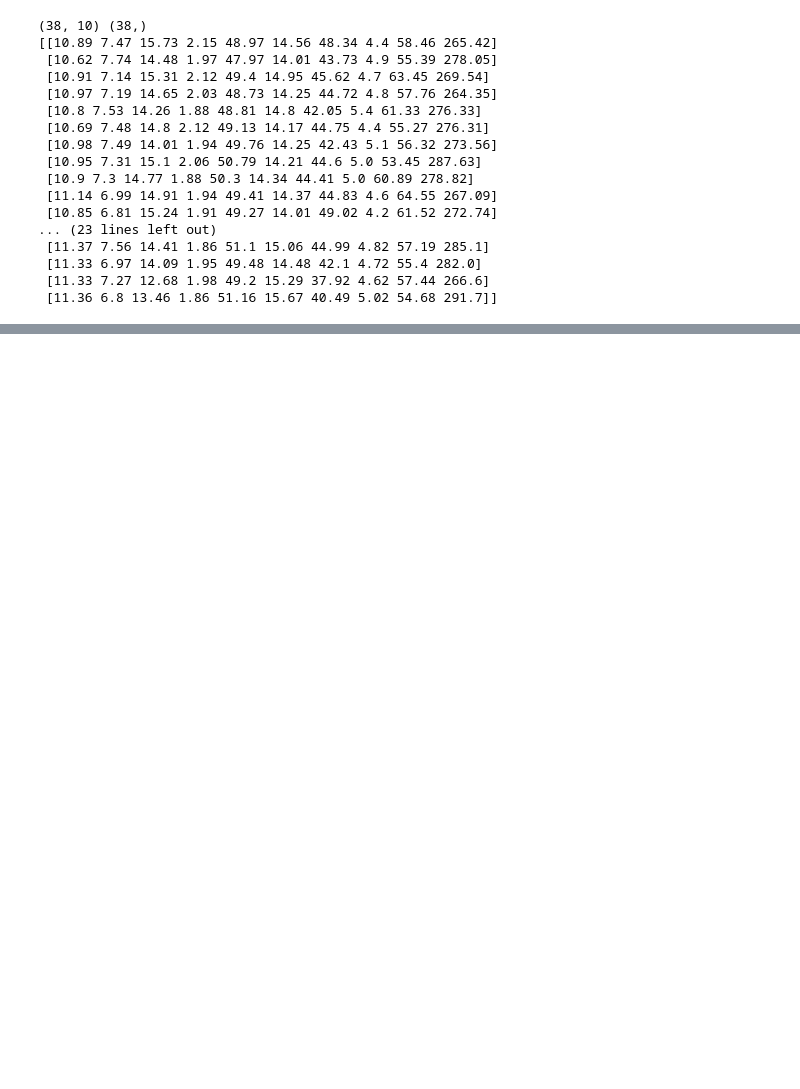
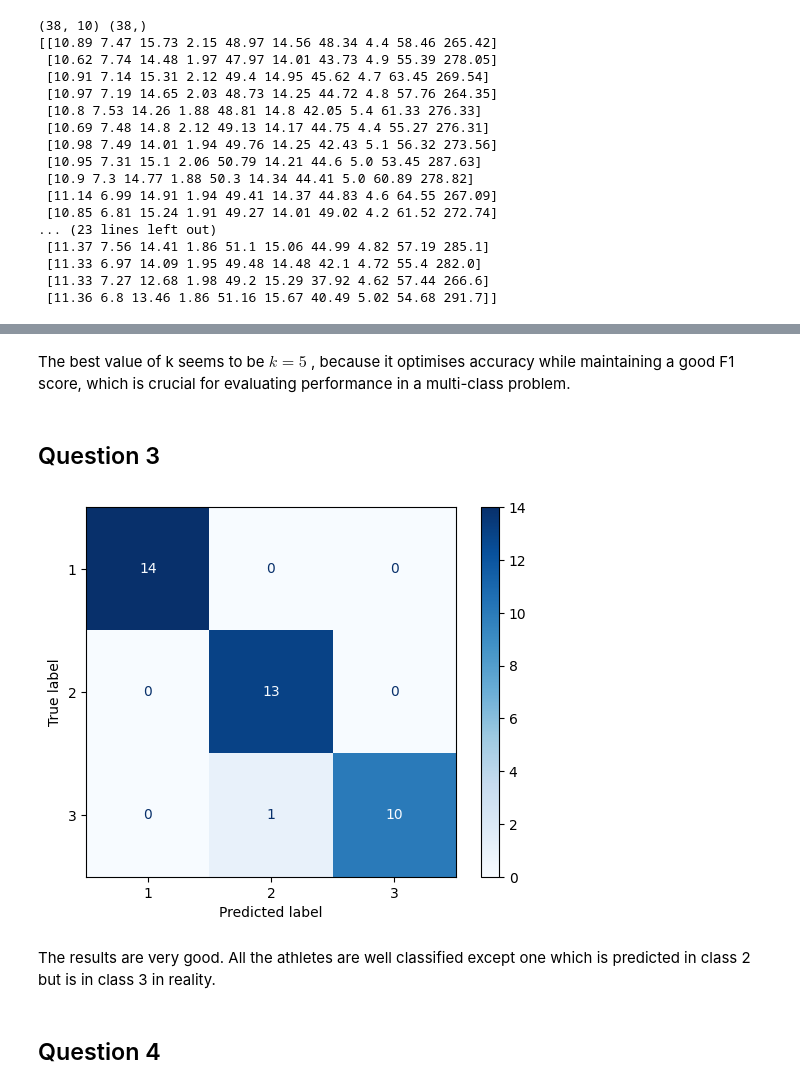
Before and after one commit to gael-mehdi/e-business-db-mini-projet, a Jupyter notebook: Part_2_supervised_learning.ipynb, the cells around one changed output, grey strips where cells are left out. Cells and saved outputs as stored; diff of their text form; code cells hidden in the pictures; blank space fills up the shorter version.

```diff
--- a/Part_2_supervised_learning.ipynb
+++ b/Part_2_supervised_learning.ipynb
@@ -89,0 +158,28 @@ print(X)
+# %% [markdown]
+The best value of k seems to be $k=5$ , because it optimises accuracy while maintaining a good F1 score, which is crucial for evaluating performance in a multi-class problem.
+# %% [markdown]
+## Question 3
+# %%
+from sklearn.metrics import confusion_matrix, ConfusionMatrixDisplay
+
+# Train the KNN model with the optimal value of k
+optimal_k = 5
+knn_optimal = KNeighborsClassifier(n_neighbors=optimal_k)
+knn_optimal.fit(Z, Y)
+
+# Predict the labels
+Y_pred = knn_optimal.predict(Z)
+
+# Compute the confusion matrix
+cm = confusion_matrix(Y, Y_pred)
+
+# Display the confusion matrix
+disp = ConfusionMatrixDisplay(confusion_matrix=cm, display_labels=knn_optimal.classes_)
+disp.plot(cmap=plt.cm.Blues)
+plt.show()
+# %% [output]
+[figure, added]
+# %% [markdown]
+The results are very good. All the athletes are well classified except one which is predicted in class 2 but is in class 3 in reality.
+# %% [markdown]
+## Question 4
```
Also changed, not shown: parts of 28 cells of this notebook.
